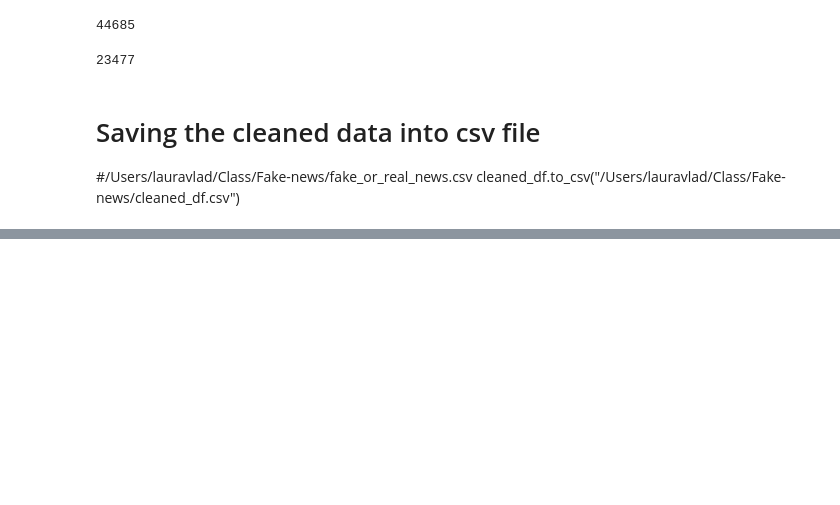
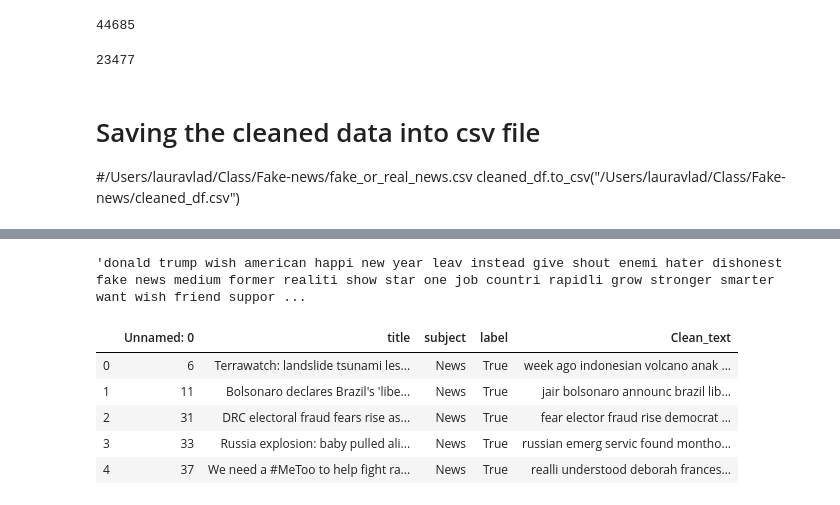
Before and after one commit to visaldom/Fake-news, a Jupyter notebook: dataset_analysis.ipynb, the cells around one changed output, grey strips where cells are left out. Drawn from its saved outputs; the diff is of its cells as text; code cells hidden in the pictures; blank space fills up the shorter version.

```diff
--- a/dataset_analysis.ipynb
+++ b/dataset_analysis.ipynb
@@ -498,0 +584,4 @@ df_action.columns = [x[0] for x in cur.description]
+# %%
+#Lemanizing words
+df_guardian['Clean_text'] = df_guardian['Clean_text'].apply(lambda text: [wordNetLemmatizer.lemmatize(word) for word in text])
+df_guardian.Clean_text[0]
@@ -498,0 +628,19 @@ df_action.columns = [x[0] for x in cur.description]
+# %%
+#Combine words back to tweets
+df_guardian['Clean_text'] = df_guardian['Clean_text'].apply(lambda text: ' '.join(text))
+df_fake.Clean_text[0]
+# %% [output]
+'donald trump wish american happi new year leav instead give shout enemi hater dishonest fake news medium former realiti show star one job countri rapidli grow stronger smarter want wish friend suppor ...
+# %%
+#Delete column Tweet, we don't need it anymore.
+cleaned_df_guardian = df_guardian.drop('text', axis=1 )
+# %%
+#Examine data.
+cleaned_df_guardian.head()
+# %% [output]
+|  | Unnamed: 0 | title | subject | label | Clean_text |
+| 0 | 6 | Terrawatch: landslide tsunami les... | News | True | week ago indonesian volcano anak ... |
+| 1 | 11 | Bolsonaro declares Brazil's 'libe... | News | True | jair bolsonaro announc brazil lib... |
+| 2 | 31 | DRC electoral fraud fears rise as... | News | True | fear elector fraud rise democrat ... |
+| 3 | 33 | Russia explosion: baby pulled ali... | News | True | russian emerg servic found montho... |
+| 4 | 37 | We need a #MeToo to help fight ra... | News | True | realli understood deborah frances... |
```
Also changed, not shown: parts of 43 cells of this notebook, 3 other files.
